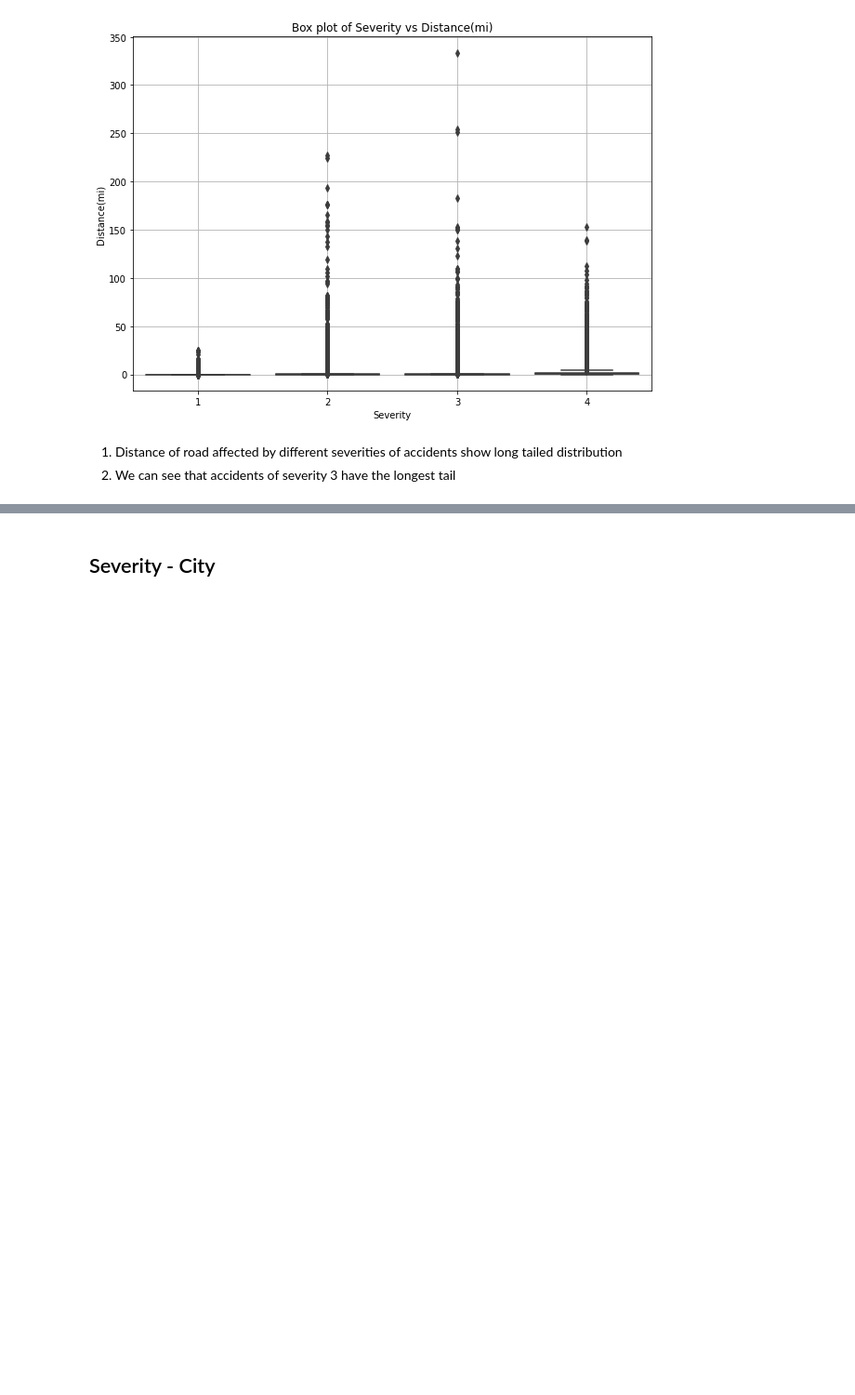
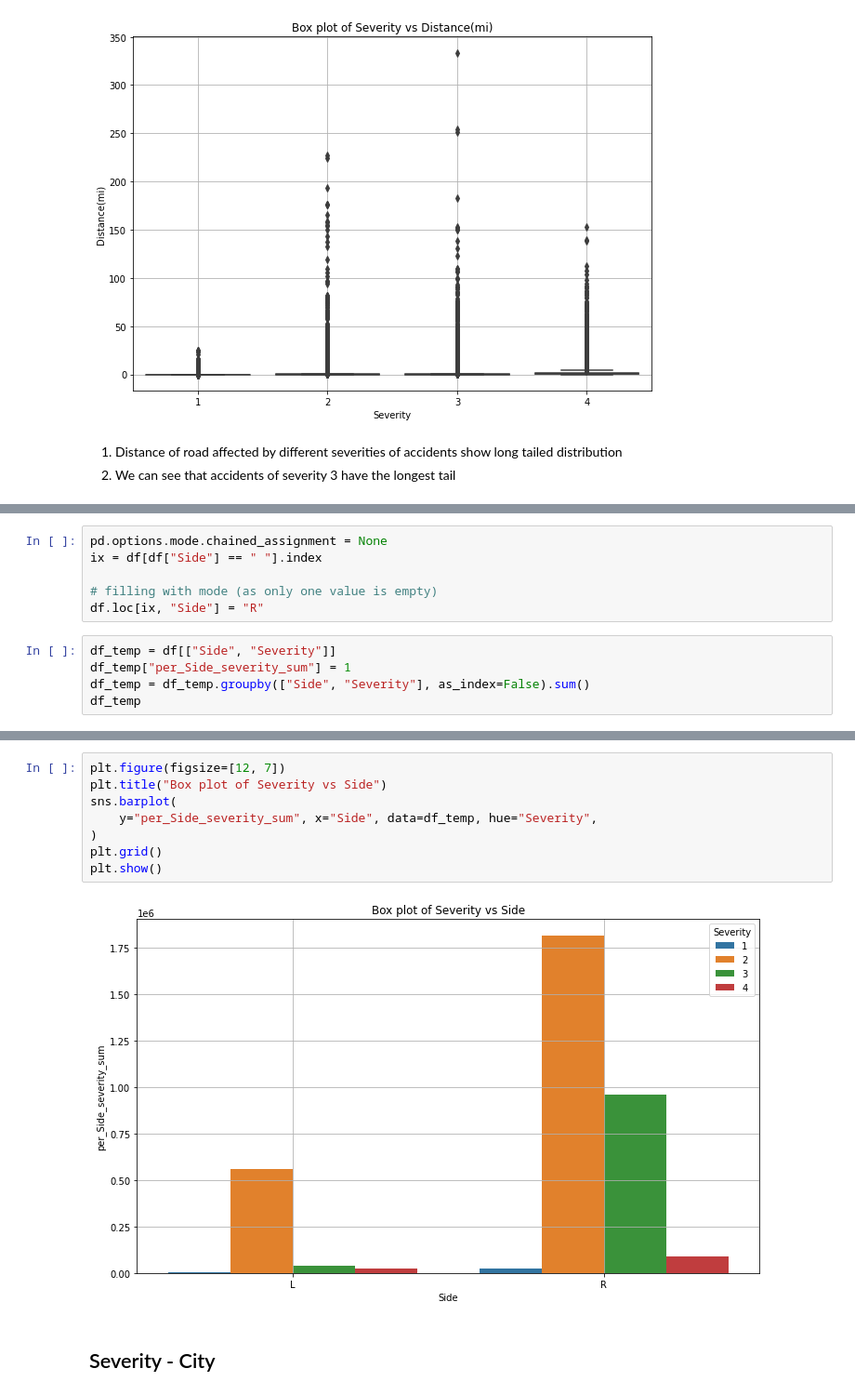
Before and after one commit to sagarsrc/accident-detection, a Jupyter notebook: notebooks/003_EDA_part3.ipynb, the cells around one changed output, grey strips where cells are left out. Shown at 93% size. Cells and saved outputs as stored; diff of their text form; blank space fills up the shorter version.

```diff
--- a/notebooks/003_EDA_part3.ipynb
+++ b/notebooks/003_EDA_part3.ipynb
@@ -39,0 +49,11 @@ plt.show()
+# %%
+pd.options.mode.chained_assignment = None
+ix = df[df["Side"] == " "].index
+
+# filling with mode (as only one value is empty)
+df.loc[ix, "Side"] = "R"
+# %%
+df_temp = df[["Side", "Severity"]]
+df_temp["per_Side_severity_sum"] = 1
+df_temp = df_temp.groupby(["Side", "Severity"], as_index=False).sum()
+df_temp
@@ -40,3 +70,13 @@ plt.show()
+# %%
+plt.figure(figsize=[12, 7])
+plt.title("Box plot of Severity vs Side")
+sns.barplot(
+    y="per_Side_severity_sum", x="Side", data=df_temp, hue="Severity",
+)
+plt.grid()
+plt.show()
+# %% [output]
+[figure, added]
 # %% [markdown]
 ## Severity - City
 # %%
```
Also changed, not shown: parts of 3 cells of this notebook, 5 other files.
